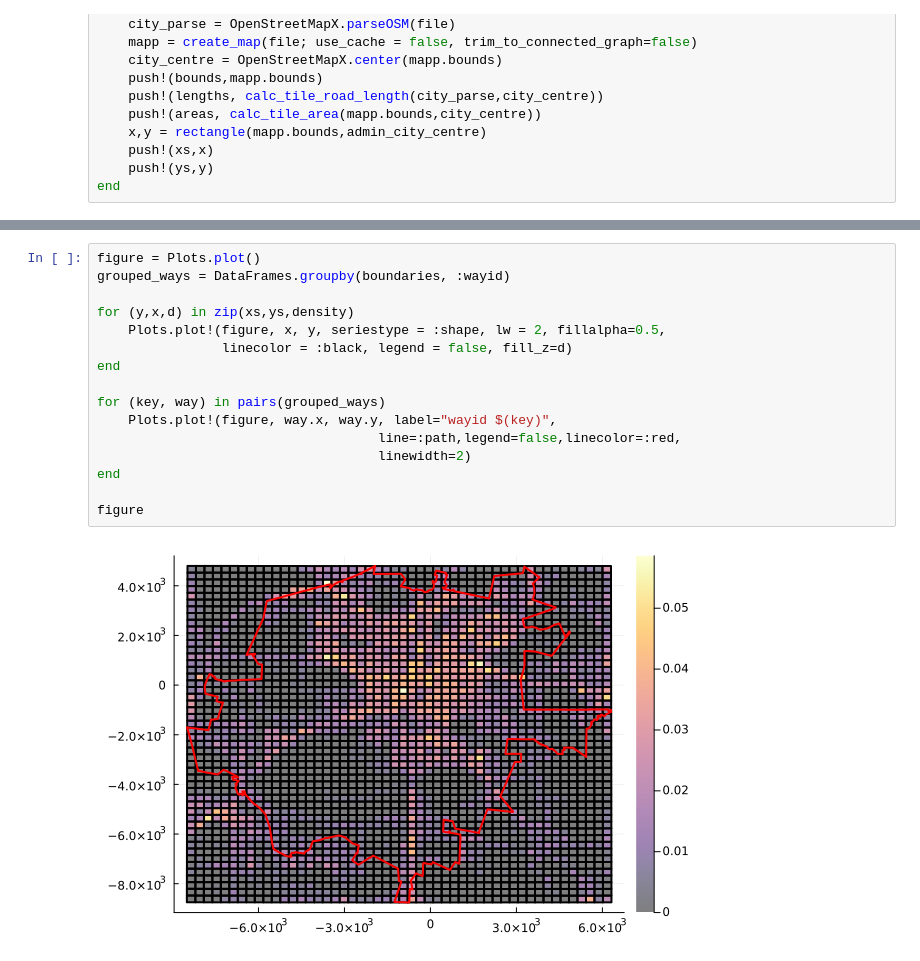
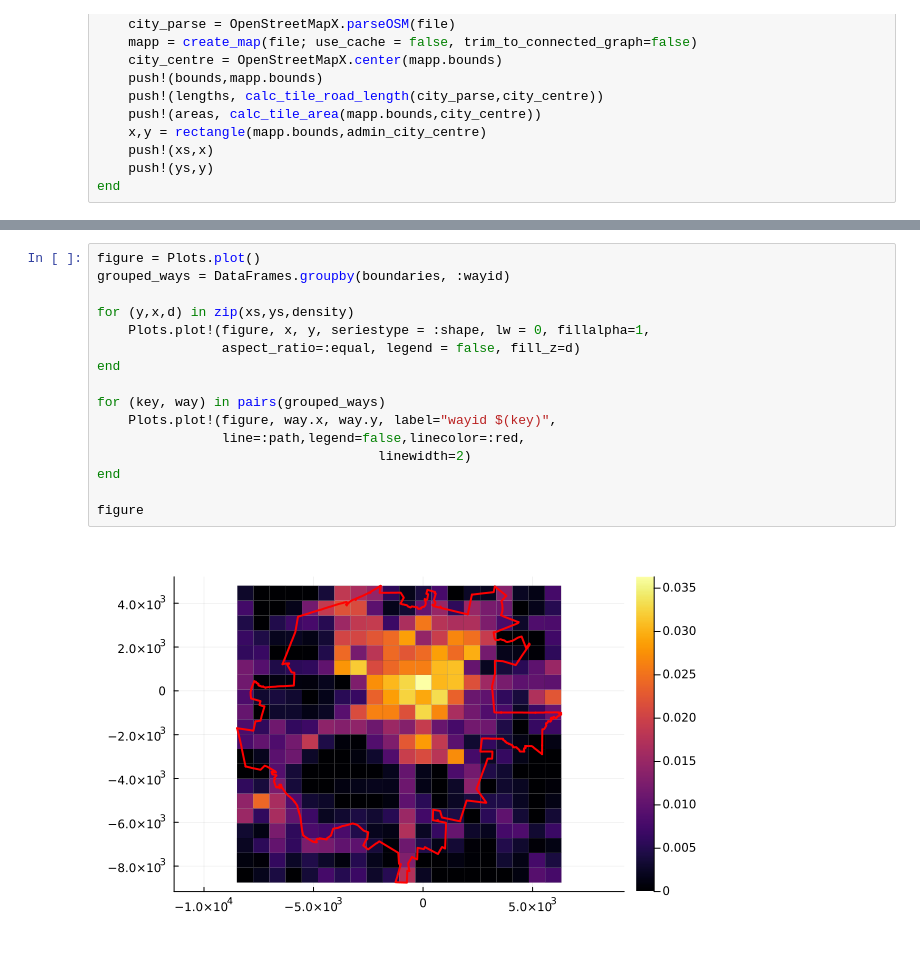
Before and after one commit to AdamKasinski/walkability_analyses, a Jupyter notebook: regression_grid.ipynb, the cells around one changed output, grey strips where cells are left out. Cells and saved outputs as stored; diff of their text form.

Commit message:
new plot

```diff
--- a/regression_grid.ipynb
+++ b/regression_grid.ipynb
@@ -144,18 +144,18 @@ denisty = min_max_scaling(density)
 # %%
 figure = Plots.plot()
 grouped_ways = DataFrames.groupby(boundaries, :wayid)
 
 for (y,x,d) in zip(xs,ys,density)
-    Plots.plot!(figure, x, y, seriestype = :shape, lw = 2, fillalpha=0.5,
-                linecolor = :black, legend = false, fill_z=d)
+    Plots.plot!(figure, x, y, seriestype = :shape, lw = 0, fillalpha=1,
+                aspect_ratio=:equal, legend = false, fill_z=d)
 end
 
 for (key, way) in pairs(grouped_ways)
     Plots.plot!(figure, way.x, way.y, label="wayid $(key)",
-                                    line=:path,legend=false,linecolor=:red,
+                line=:path,legend=false,linecolor=:red,
                                     linewidth=2)
 end
 
 figure
 # %% [output]
-[figure, old version]
+[figure, new version]
```
Also changed, not shown: parts of 3 cells of this notebook.
